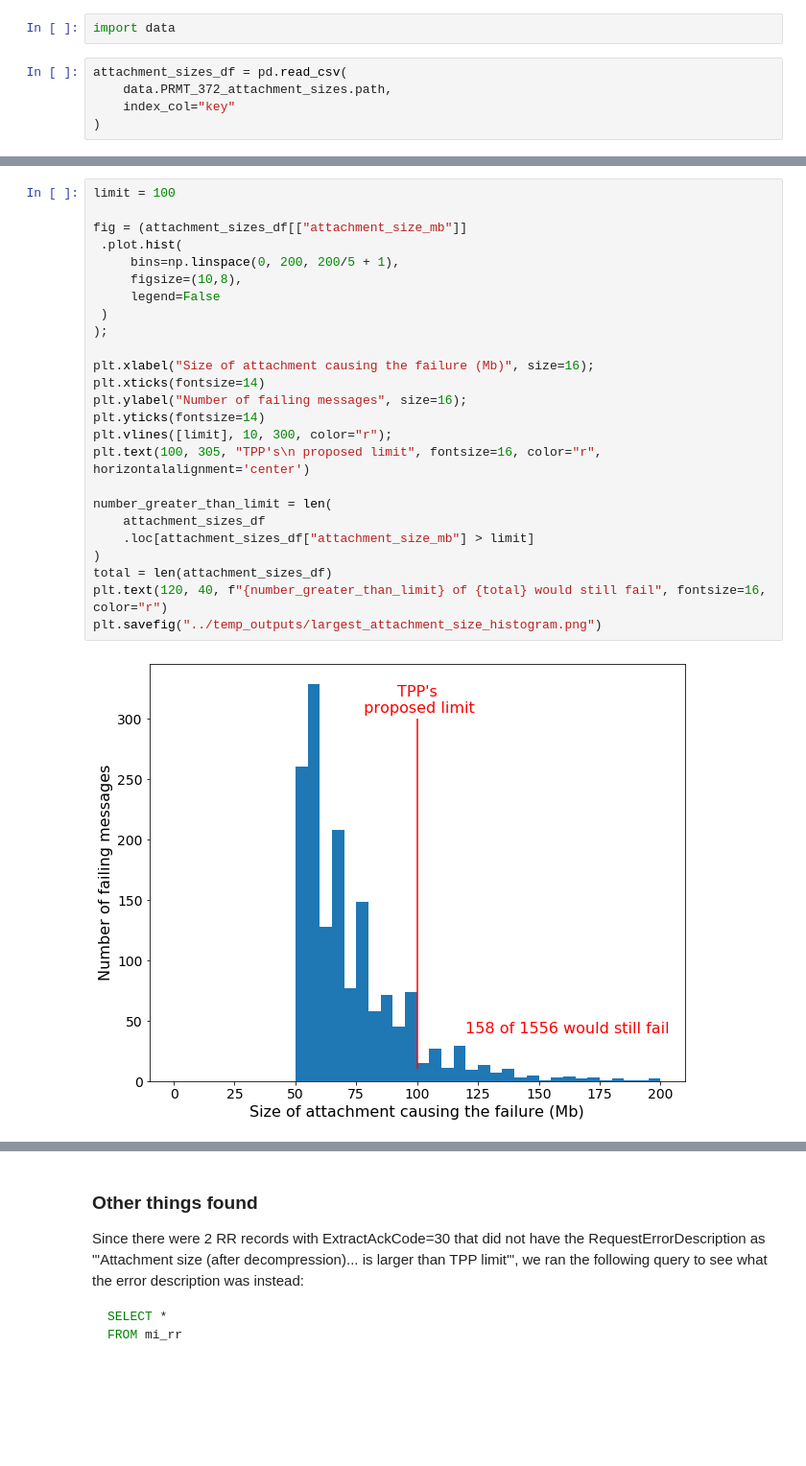
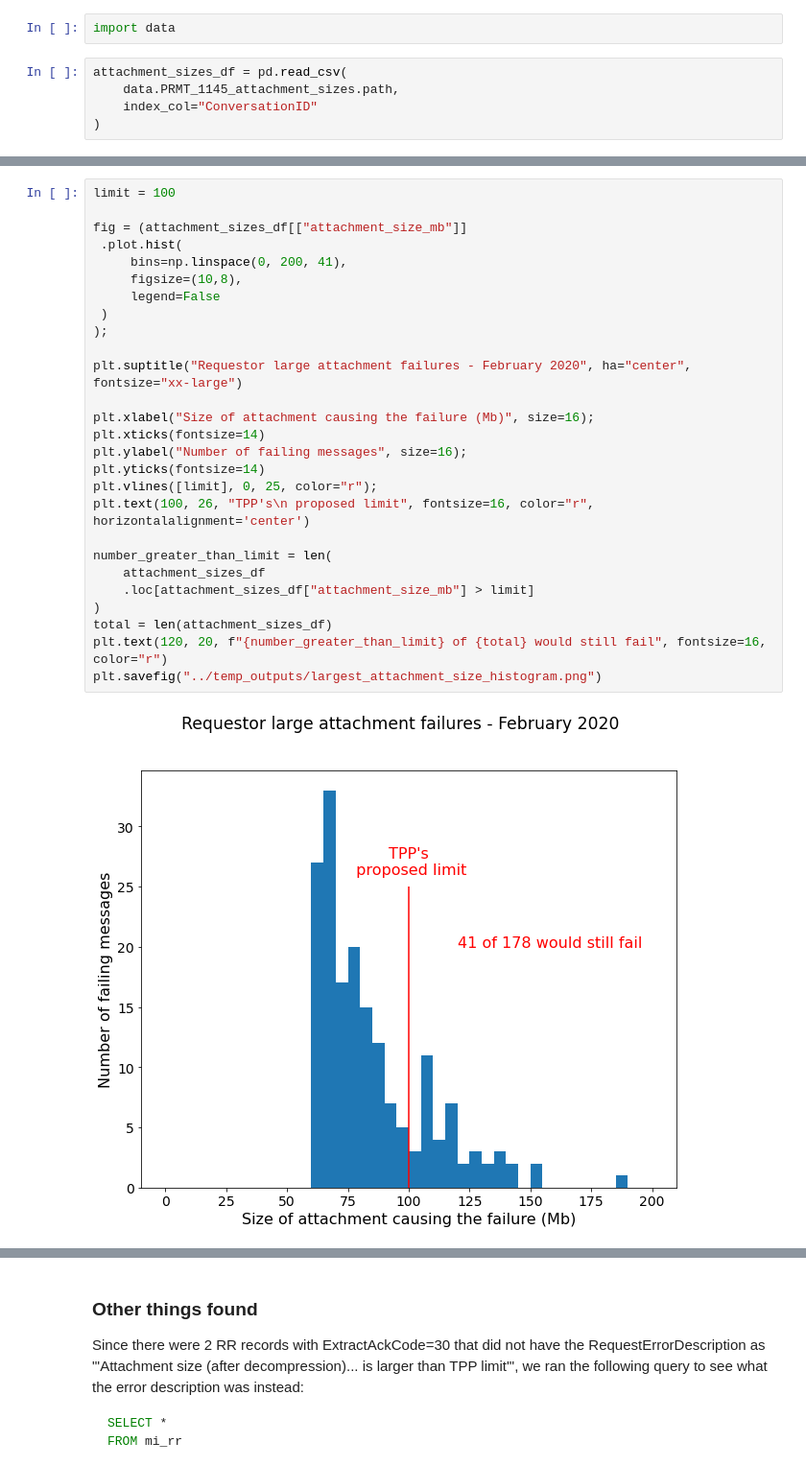
Before and after one commit to nhsconnect/prm-gp2gp-data-sandbox, a Jupyter notebook: notebooks/07-PRMT-1145--large-attachment-failures-at-TPP-practices.ipynb, the cells around one changed output, grey strips where cells are left out. Shown at 96% size. Saved outputs shown, nothing was run; the diff lists cells and outputs as text; blank space fills up the shorter version.

Commit message:
PRMT-1145 Generate large attachment failures histogram for Feb 2020

```diff
--- a/notebooks/07-PRMT-1145--large-attachment-failures-at-TPP-practices.ipynb
+++ b/notebooks/07-PRMT-1145--large-attachment-failures-at-TPP-practices.ipynb
@@ -206,8 +220,8 @@ import matplotlib.pyplot as plt
 import data
 # %%
 attachment_sizes_df = pd.read_csv(
-    data.PRMT_372_attachment_sizes.path,
-    index_col="key"
+    data.PRMT_1145_attachment_sizes.path,
+    index_col="ConversationID"
 )
 # %%
 attachment_sizes_df.columns
@@ -237,27 +253,29 @@ attachment_sizes_df
 # %%
 limit = 100
 
 fig = (attachment_sizes_df[["attachment_size_mb"]]
  .plot.hist(
-     bins=np.linspace(0, 200, 200/5 + 1),
+     bins=np.linspace(0, 200, 41),
      figsize=(10,8),
      legend=False
  )
 );
 
+plt.suptitle("Requestor large attachment failures - February 2020", ha="center", fontsize="xx-large")
+
 plt.xlabel("Size of attachment causing the failure (Mb)", size=16);
 plt.xticks(fontsize=14)
 plt.ylabel("Number of failing messages", size=16);
 plt.yticks(fontsize=14)
-plt.vlines([limit], 10, 300, color="r");
-plt.text(100, 305, "TPP's\n proposed limit", fontsize=16, color="r", horizontalalignment='center')
+plt.vlines([limit], 0, 25, color="r");
+plt.text(100, 26, "TPP's\n proposed limit", fontsize=16, color="r", horizontalalignment='center')
 
 number_greater_than_limit = len(
     attachment_sizes_df
     .loc[attachment_sizes_df["attachment_size_mb"] > limit]
 )
 total = len(attachment_sizes_df)
-plt.text(120, 40, f"{number_greater_than_limit} of {total} would still fail", fontsize=16, color="r")
+plt.text(120, 20, f"{number_greater_than_limit} of {total} would still fail", fontsize=16, color="r")
 plt.savefig("../temp_outputs/largest_attachment_size_histogram.png")
 # %% [output]
-[figure, old version]
+[figure, new version]
```
Also changed, not shown: parts of 8 cells of this notebook, 3 other files.
